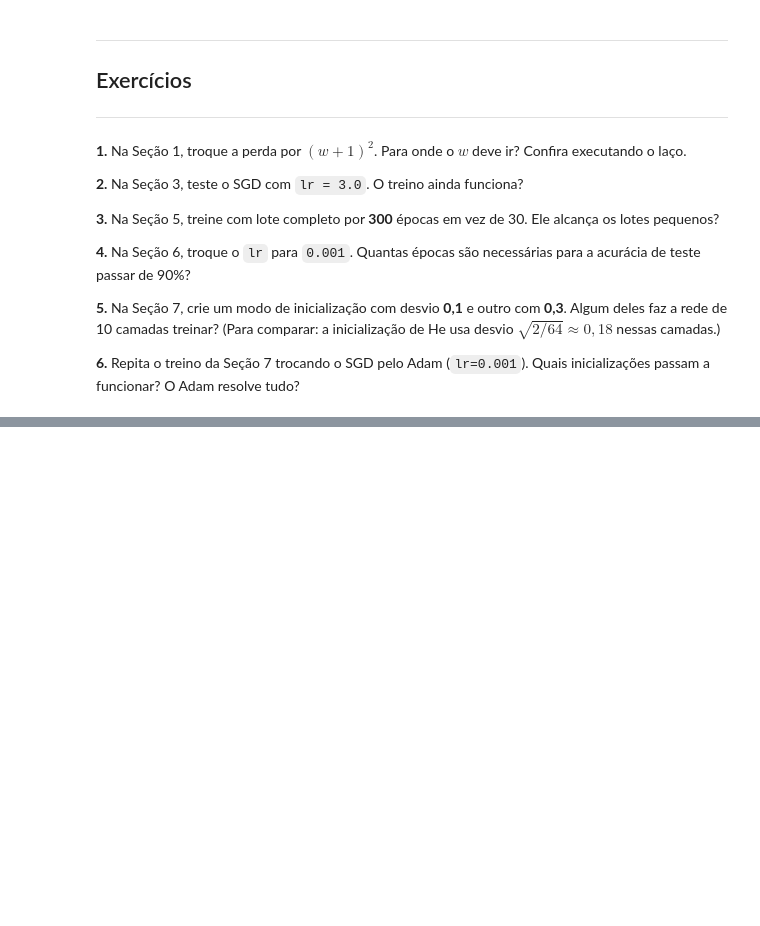
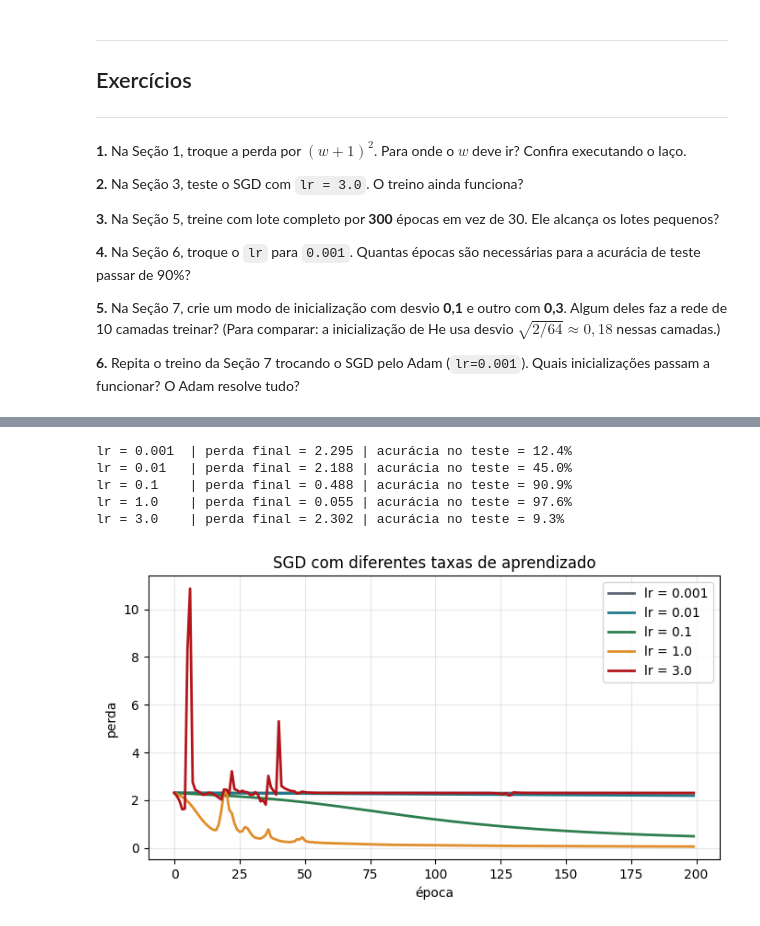
Before and after one commit to eliezermiranda/UFF_Deep_Learning, a Jupyter notebook: 05_Eliezer_Miranda.ipynb, the cells around one changed output, grey strips where cells are left out. Drawn from its saved outputs; the diff is of its cells as text; code cells hidden in the pictures; blank space fills up the shorter version.

```diff
--- a/05_Eliezer_Miranda.ipynb
+++ b/05_Eliezer_Miranda.ipynb
@@ -551,0 +560,14 @@ Para redes **muito** profundas (dezenas ou centenas de camadas), a inicializaç
+# %%
+w = torch.tensor(0.0, requires_grad=True)
+lr = 0.1
+
+for passo in range(10):
+    perda = (w + 1) ** 2        # perda trocada: (w + 1)²
+    perda.backward()
+
+    with torch.no_grad():
+        w -= lr * w.grad        # dá um passo contra o gradiente
+
+    w.grad.zero_()              # zera o gradiente para o próximo passo
+
+    print(f"passo {passo + 1:2d}: w = {w.item():.4f} | perda = {perda.item():.4f}")
@@ -551,0 +606,18 @@ Para redes **muito** profundas (dezenas ou centenas de camadas), a inicializaç
+# %%
+plt.figure(figsize=(8, 4))
+for lr, cor in zip([0.001, 0.01, 0.1, 1.0, 3.0], [CINZA, AZUL, VERDE, LARANJA, VERMELHO]):
+    torch.manual_seed(42)
+    rede = criar_rede()
+    historico = treinar(rede, torch.optim.SGD(rede.parameters(), lr=lr))
+    print(f"lr = {lr:<6} | perda final = {historico[-1]:.3f} | acurácia no teste = {acuracia(rede, X_teste, Y_teste):.1%}")
+    plt.plot(historico, color=cor, linewidth=2, label=f"lr = {lr}")
+
+plt.xlabel("época"); plt.ylabel("perda"); plt.title("SGD com diferentes taxas de aprendizado")
+plt.legend(); plt.grid(alpha=0.3); plt.show()
+# %% [output]
+lr = 0.001  | perda final = 2.295 | acurácia no teste = 12.4%
+lr = 0.01   | perda final = 2.188 | acurácia no teste = 45.0%
+lr = 0.1    | perda final = 0.488 | acurácia no teste = 90.9%
+lr = 1.0    | perda final = 0.055 | acurácia no teste = 97.6%
+lr = 3.0    | perda final = 2.302 | acurácia no teste = 9.3%
+[figure, added]
```
Also changed, not shown: parts of 21 cells of this notebook.
